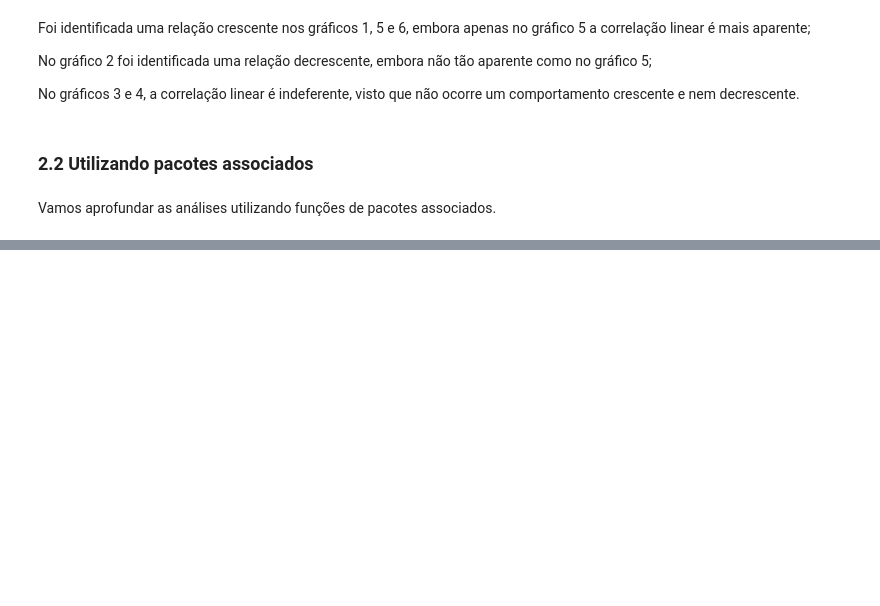
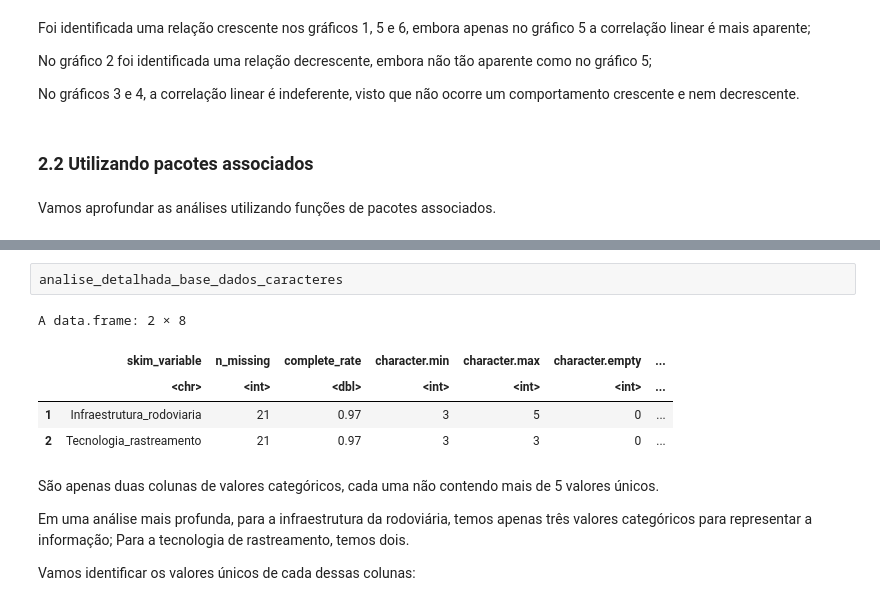
Before and after one commit to daviidjoshua/roteiro-estatistica-aplicada, a Jupyter notebook: main.ipynb, the cells around one changed output, grey strips where cells are left out. Cells and saved outputs as stored; diff of their text form; blank space fills up the shorter version.

```diff
--- a/main.ipynb
+++ b/main.ipynb
@@ -250,0 +285,14 @@ Vamos aprofundar as análises utilizando funções de pacotes associados.
+# %%
+analise_detalhada_base_dados_caracteres
+# %% [output]
+A data.frame: 2 × 8
+|  | skim_variable | n_missing | complete_rate | character.min | character.max | character.empty | ... |
+|  | <chr> | <int> | <dbl> | <int> | <int> | <int> | ... |
+| 1 | Infraestrutura_rodoviaria | 21 | 0.97 | 3 | 5 | 0 | ... |
+| 2 | Tecnologia_rastreamento | 21 | 0.97 | 3 | 3 | 0 | ... |
+# %% [markdown]
+São apenas duas colunas de valores categóricos, cada uma não contendo mais de 5 valores únicos.
+
+Em uma análise mais profunda, para a infraestrutura da rodoviária, temos apenas três valores categóricos para representar a informação; Para a tecnologia de rastreamento, temos dois.
+
+Vamos identificar os valores únicos de cada dessas colunas:
```
Also changed, not shown: parts of 10 cells of this notebook.
